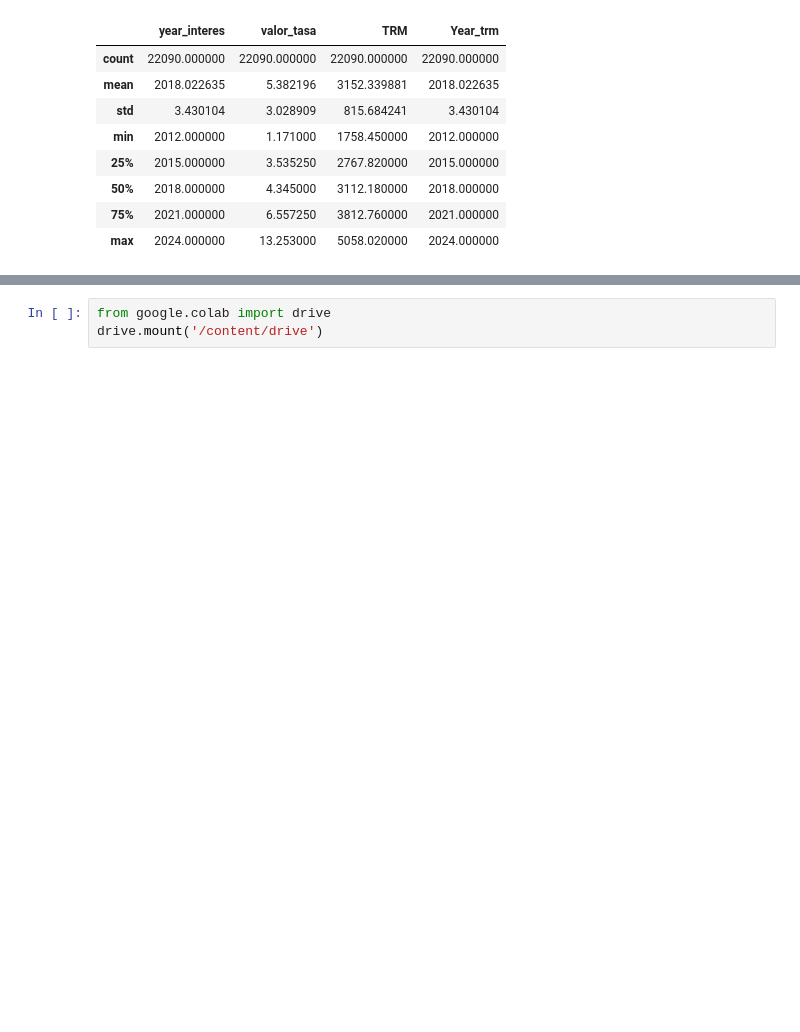
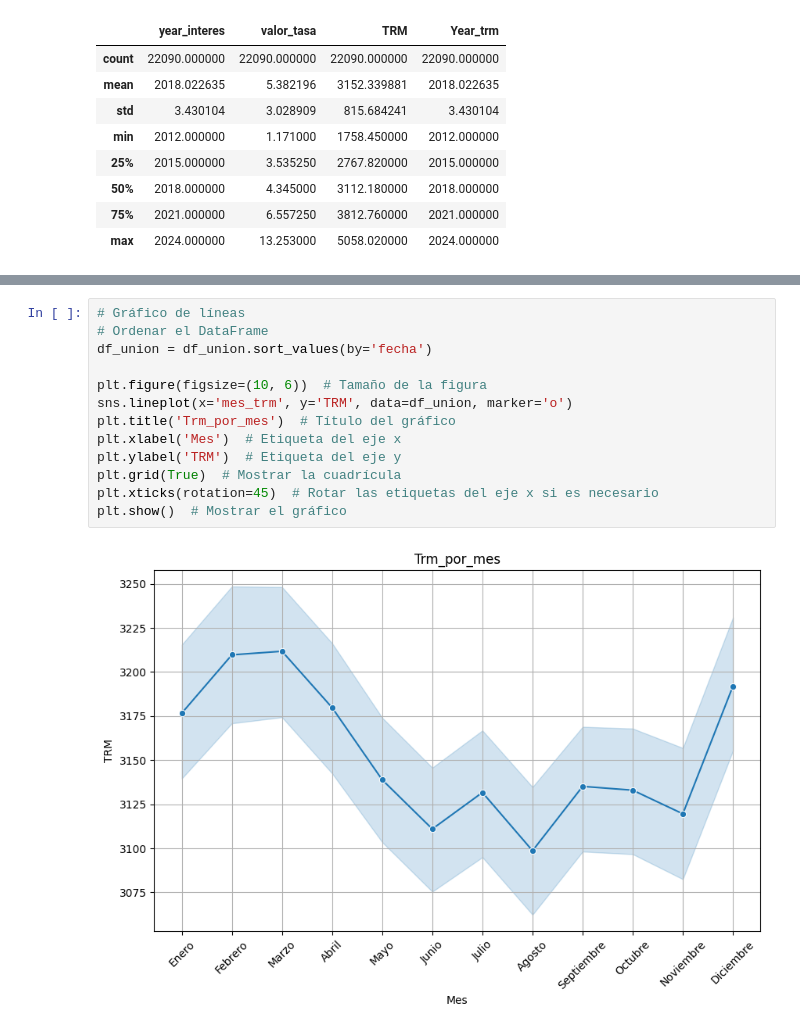
Before and after one commit to juanvalencia13/TalenTech, a Jupyter notebook: Proyecto_Talentech.ipynb, the cells around one changed output, grey strips where cells are left out. Cells and saved outputs as stored; diff of their text form; blank space fills up the shorter version.

Commit message:
Se creó con Colab

```diff
--- a/Proyecto_Talentech.ipynb
+++ b/Proyecto_Talentech.ipynb
@@ -312,3 +324,15 @@ plt.show()
-# %%
-from google.colab import drive
-drive.mount('/content/drive')
+# %%
+# Gráfico de líneas
+# Ordenar el DataFrame
+df_union = df_union.sort_values(by='fecha')
+
+plt.figure(figsize=(10, 6))  # Tamaño de la figura
+sns.lineplot(x='mes_trm', y='TRM', data=df_union, marker='o')
+plt.title('Trm_por_mes')  # Título del gráfico
+plt.xlabel('Mes')  # Etiqueta del eje x
+plt.ylabel('TRM')  # Etiqueta del eje y
+plt.grid(True)  # Mostrar la cuadrícula
+plt.xticks(rotation=45)  # Rotar las etiquetas del eje x si es necesario
+plt.show()  # Mostrar el gráfico
+# %% [output]
+[figure, added]
```
Also changed, not shown: parts of 28 cells of this notebook.
